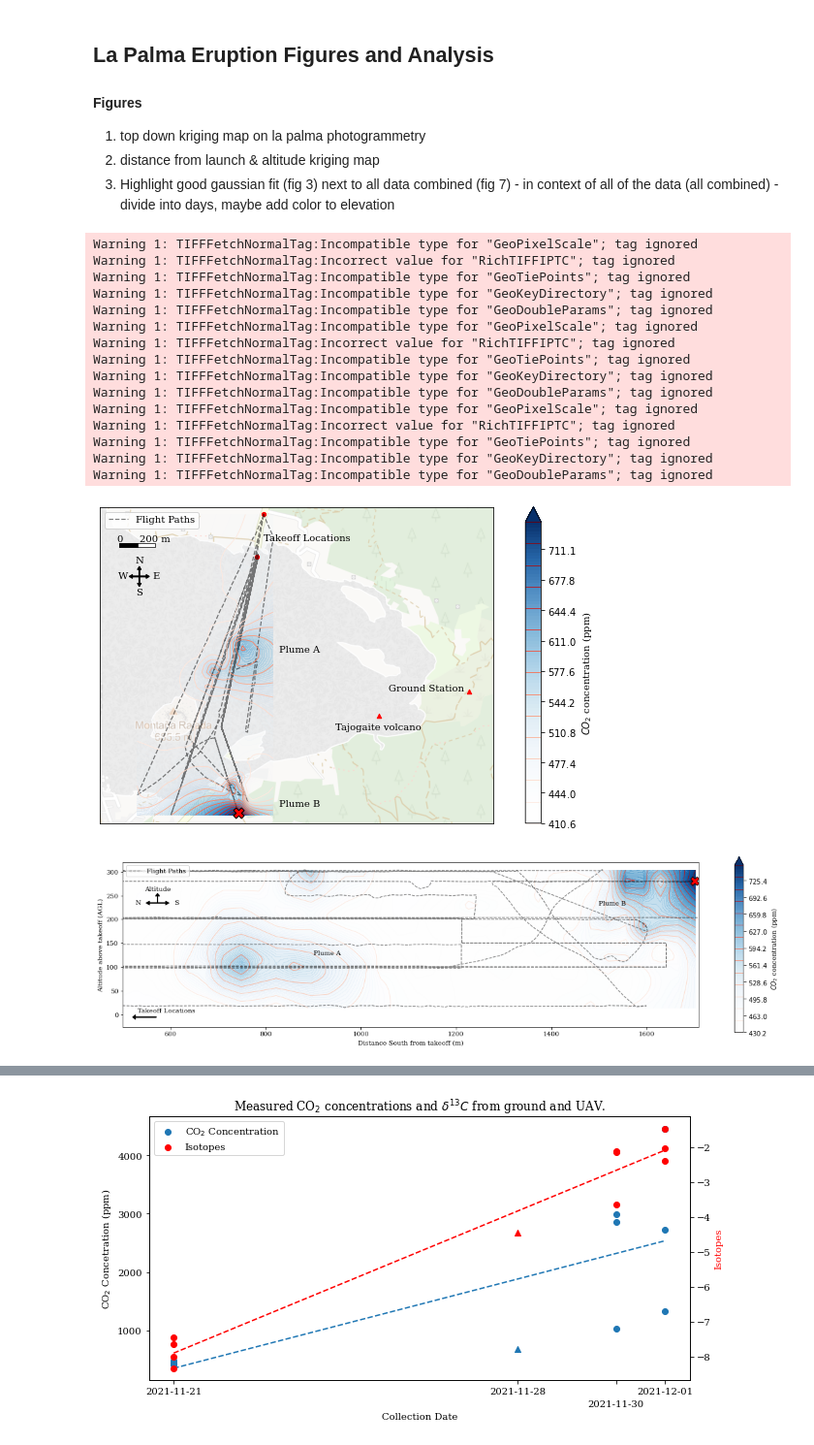
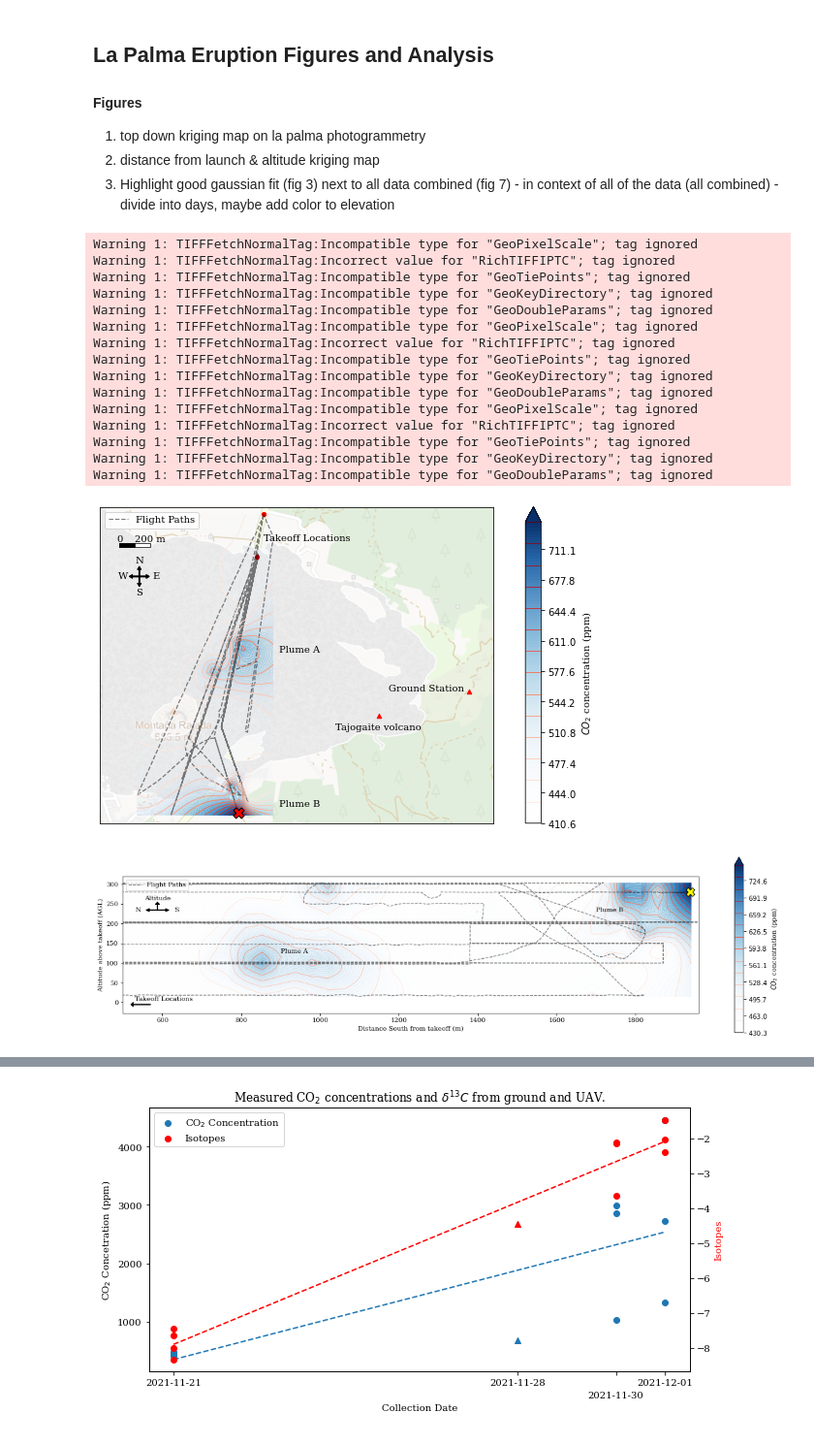
Before and after one commit to BCLab-UNM/lapalma-expedition, a Jupyter notebook: La Palma Nov 2021.ipynb, the cells around one changed output, grey strips where cells are left out. Shown at 97% size. Drawn from its saved outputs; the diff is of its cells as text; code cells hidden in the pictures.

```diff
--- a/La Palma Nov 2021.ipynb
+++ b/La Palma Nov 2021.ipynb
@@ -294,7 +300,7 @@ def add_ruler2(plt, ax, length):
     upperright = [plt.xlim()[1], plt.ylim()[1]]
 
     # Calculate width by latitide
-    width = abs(1.0 * length / ((EARTH_CIRCUMFERENCE / 360) * math.cos(lowerleft[1] * 0.01745)))
+    width = abs(1.0 * length / (EARTH_CIRCUMFERENCE / 360))
     height = (upperright[1] - lowerleft[1]) * 0.018 * height_scale
 
     location = [plt.xlim()[0] + (plt.xlim()[1] - plt.xlim()[0]) *.05,
@@ -372,7 +378,7 @@ Warning 1: TIFFFetchNormalTag:Incorrect value for "RichTIFFIPTC"; tag ignored
 Warning 1: TIFFFetchNormalTag:Incompatible type for "GeoTiePoints"; tag ignored
 Warning 1: TIFFFetchNormalTag:Incompatible type for "GeoKeyDirectory"; tag ignored
 Warning 1: TIFFFetchNormalTag:Incompatible type for "GeoDoubleParams"; tag ignored
-[figure, old version]
+[figure, new version]
 # %%
 def add_alt_compass(ax) :
 
@@ -405,8 +411,7 @@ def display_altitude_distance_krig(name, starting_position, readings, all_data,
 
     for i in range(len(readings)):
         d = readings[i]
-        lat_diff = (starting_position.lat - d.lat) * (EARTH_CIRCUMFERENCE / 360) * math.cos(starting_position.lat * 0.01745)
-        lon_diff = (starting_position.lon - d.lon) * (EARTH_CIRCUMFERENCE / 360)
+        lat_diff = (starting_position.lat - d.lat) * (EARTH_CIRCUMFERENCE / 360)
         distance = lat_diff
         distance_data.append(distance)
         altitude.append(d.alt - starting_position.alt)
@@ -418,8 +423,7 @@ def display_altitude_distance_krig(name, starting_position, readings, all_data,
     path_alt = []
     for i in range(len(all_data)):
         d = all_data[i]
-        lat_diff = (starting_position.lat - d.lat) * (EARTH_CIRCUMFERENCE / 360) * math.cos(starting_position.lat * 0.01745)
-        lon_diff = (starting_position.lon - d.lon) * (EARTH_CIRCUMFERENCE / 360)
+        lat_diff = (starting_position.lat - d.lat) * (EARTH_CIRCUMFERENCE / 360)
         distance = lat_diff
         path_distance.append(distance)
         path_alt.append(d.alt - starting_position.alt)
@@ -429,38 +433,38 @@ def display_altitude_distance_krig(name, starting_position, readings, all_data,
 
     if addons is not None:
         addons(plt, fig, ax)
 
     ax.legend(loc="upper left")
 
-    ax.set_xlim(500, 1710)
+    ax.set_xlim(500, 1960)
     ax.set_aspect('equal')
 
     add_alt_compass(ax)
 
     add_takeoff_locations_arrow(ax)
 
     # Plumes
     ax.annotate("Plume A", [900, 125])
-    ax.annotate("Plume B", [1500, 230])
+    ax.annotate("Plume B", [1700, 230])
 
-    collection_point_distance = (starting_position.lat - collection_point.lat) * (EARTH_CIRCUMFERENCE / 360) * math.cos(starting_position.lat * 0.01745)
+    collection_point_distance = (starting_position.lat - collection_point.lat) * (EARTH_CIRCUMFERENCE / 360)
 
-    ax.scatter(collection_point_distance, collection_point.alt - starting_position.alt, s=180, color='r', marker='X', zorder=2, edgecolors='black', linewidth=1)
+    ax.scatter(collection_point_distance, collection_point.alt - starting_position.alt, s=180, color='yellow', marker='X', zorder=2, edgecolors='black', linewidth=1)
 
 
     ax.set_xlabel('Distance South from takeoff (m)')
     ax.set_ylabel('Altitude above takeoff (AGL)')
     ax.plot()
 
 minco2 = min([reading.value for reading in combined_data])
 maxco2 = max([reading.value for reading in combined_data]) / 1.6
 
 display_altitude_distance_krig('lapalma_combined2', lapalma_flight6[0], combined_data, all_data)
 
 
 saveFigure(plt, "altitude_krig")
 # %% [output]
-[figure, old version]
+[figure, new version]
 # %%
 def add_collection_marker(ax):
     starting_position = lapalma_flight6[0]
```
Also changed, not shown: parts of 6 cells of this notebook.
